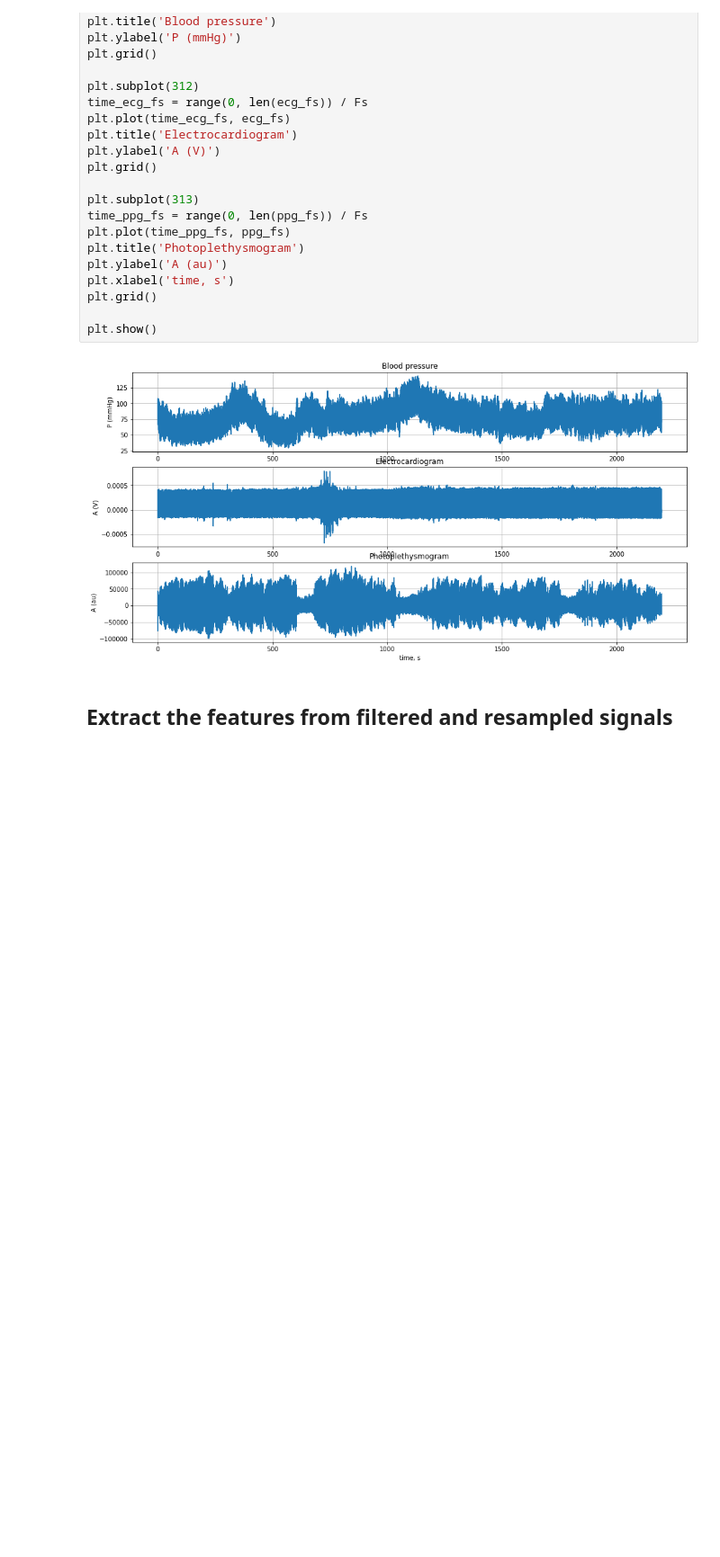
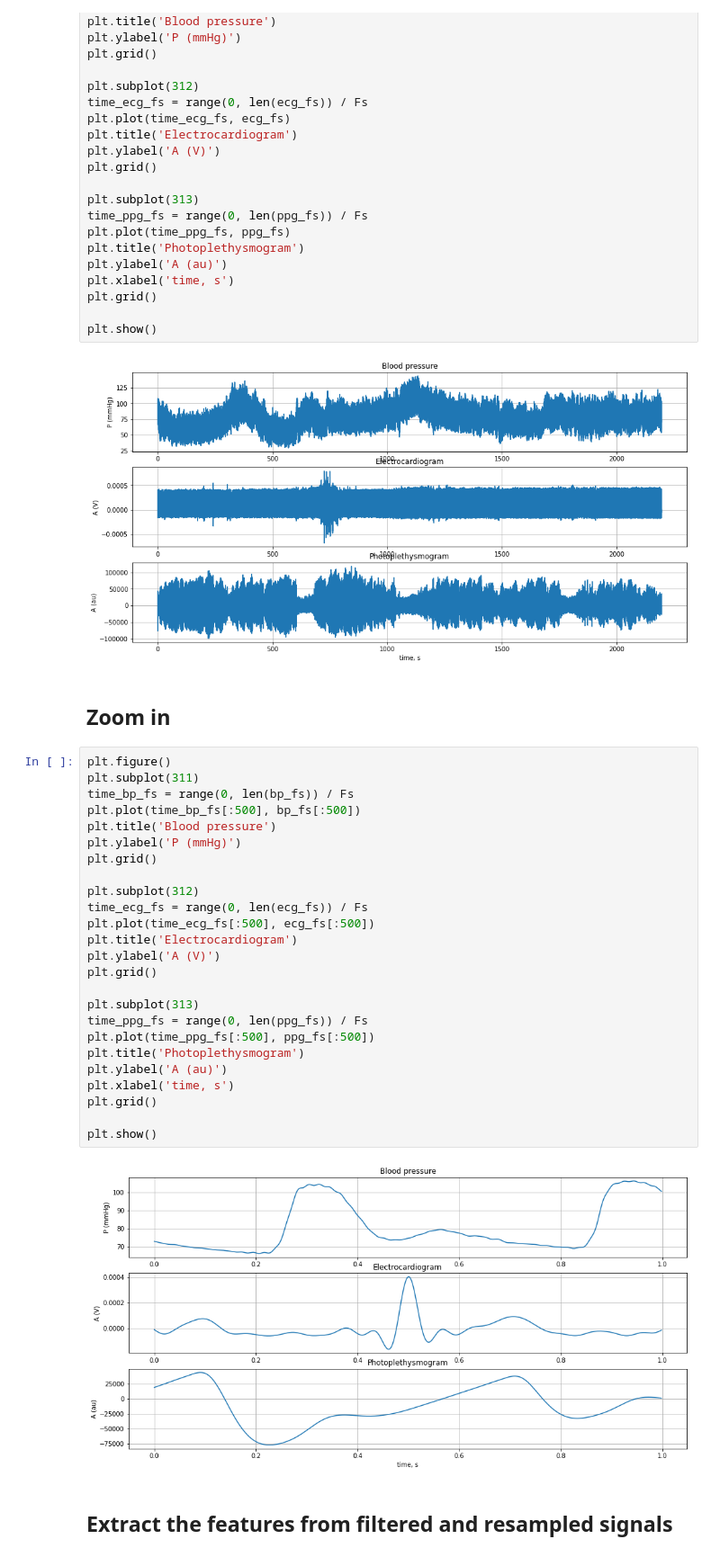
Before and after one commit to Double-Bonus/BP-estimation, a Jupyter notebook: bloodEstimate.ipynb, the cells around one changed output. Shown at 90% size. Saved outputs shown, nothing was run; the diff lists cells and outputs as text; blank space fills up the shorter version.

```diff
--- a/bloodEstimate.ipynb
+++ b/bloodEstimate.ipynb
@@ -233,6 +261,35 @@ plt.grid()
 plt.show()
 # %% [output]
 [figure]
+# %% [markdown]
+## Zoom in
+# %%
+plt.figure()
+plt.subplot(311)
+time_bp_fs = range(0, len(bp_fs)) / Fs
+plt.plot(time_bp_fs[:500], bp_fs[:500])
+plt.title('Blood pressure')
+plt.ylabel('P (mmHg)')
+plt.grid()
+
+plt.subplot(312)
+time_ecg_fs = range(0, len(ecg_fs)) / Fs
+plt.plot(time_ecg_fs[:500], ecg_fs[:500])
+plt.title('Electrocardiogram')
+plt.ylabel('A (V)')
+plt.grid()
+
+plt.subplot(313)
+time_ppg_fs = range(0, len(ppg_fs)) / Fs
+plt.plot(time_ppg_fs[:500], ppg_fs[:500])
+plt.title('Photoplethysmogram')
+plt.ylabel('A (au)')
+plt.xlabel('time, s')
+plt.grid()
+
+plt.show()
+# %% [output]
+[figure, added]
 # %% [markdown]
 ## Extract the features from filtered and resampled signals
 # %%
```
Also changed, not shown: parts of 2 cells of this notebook.
